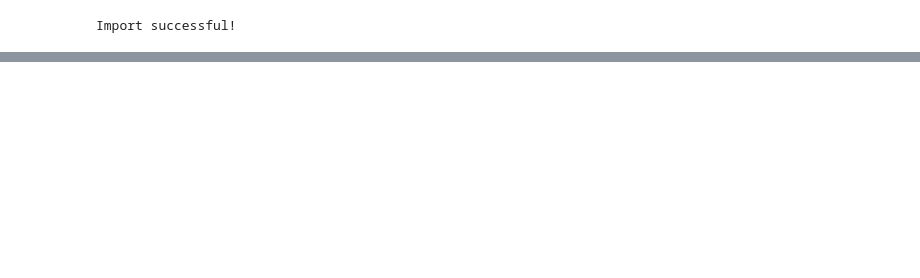
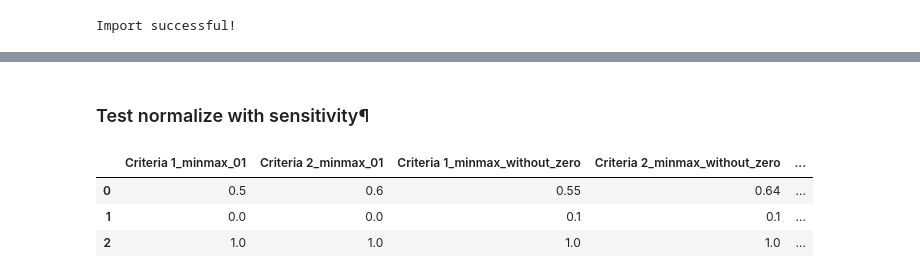
Before and after one commit to wetransform-os/ProMCDA, a Jupyter notebook: demo_in_notebook/use_promcda_library.ipynb, the cells around one changed output, grey strips where cells are left out. Drawn from its saved outputs; the diff is of its cells as text; code cells hidden in the pictures; blank space fills up the shorter version.

```diff
--- a/demo_in_notebook/use_promcda_library.ipynb
+++ b/demo_in_notebook/use_promcda_library.ipynb
@@ -91,0 +147,9 @@ setup_parameters
+# %% [markdown]
+### Test normalize with sensitivity¶
+# %%
+promcda.normalize()
+# %% [output]
+|  | Criteria 1_minmax_01 | Criteria 2_minmax_01 | Criteria 1_minmax_without_zero | Criteria 2_minmax_without_zero | ... |
+| 0 | 0.5 | 0.6 | 0.55 | 0.64 | ... |
+| 1 | 0.0 | 0.0 | 0.1 | 0.1 | ... |
+| 2 | 1.0 | 1.0 | 1.0 | 1.0 | ... |
```
Also changed, not shown: parts of 26 cells of this notebook.
